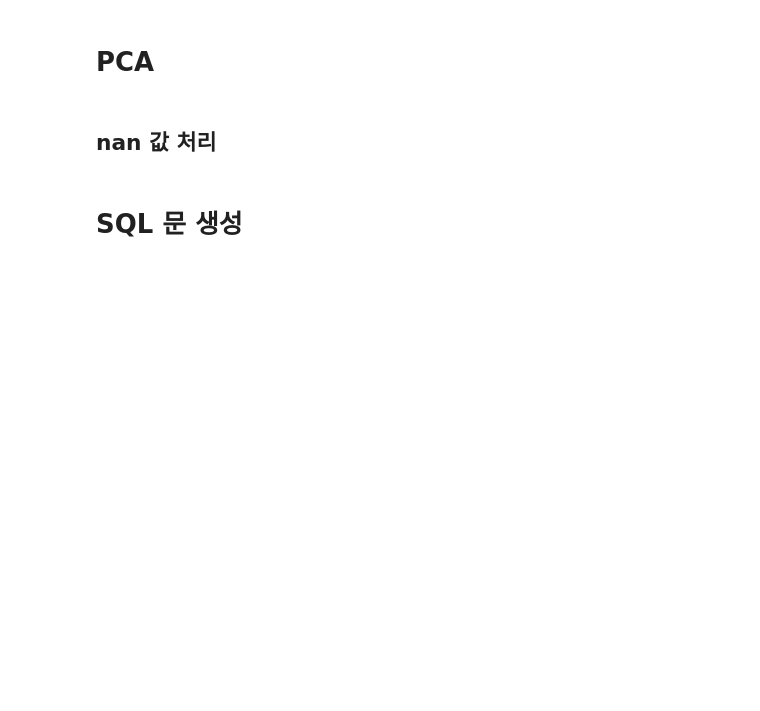
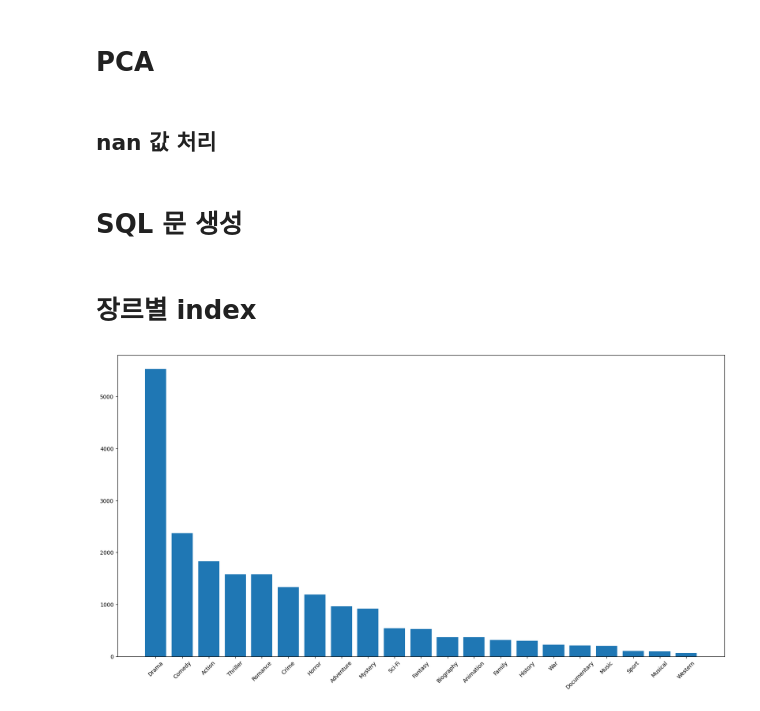
Before and after one commit to hou27/movie_recommendation, a Jupyter notebook: preprocess2.ipynb, the cells around one changed output. Cells and saved outputs as stored; diff of their text form; code cells hidden in the pictures; blank space fills up the shorter version.

Commit message:
Update genre indexs

```diff
--- a/preprocess2.ipynb
+++ b/preprocess2.ipynb
@@ -210,3 +210,23 @@ for index, row in final_metadata.iterrows():
 with open('data_ver2.sql', 'w') as f:
     for sql_statement in movies_sql_statements + movie_genre_sql_statements:
         f.write(sql_statement + '\n')
+# %% [markdown]
+# 장르별 index
+# %%
+# 각 장르별 영화 개수 plot
+import matplotlib.pyplot as plt
+
+genre_count = {}
+for genres in movie_genres.values():
+    for genre in genres:
+        if genre in genre_count:
+            genre_count[genre] += 1
+        else:
+            genre_count[genre] = 1
+genre_count = dict(sorted(genre_count.items(), key=lambda x: x[1], reverse=True))
+plt.figure(figsize=(20, 10))
+plt.bar(genre_count.keys(), genre_count.values())
+plt.xticks(rotation=45)
+plt.show()
+# %% [output]
+[figure, added]
```
Also changed, not shown: parts of 2 cells of this notebook.
